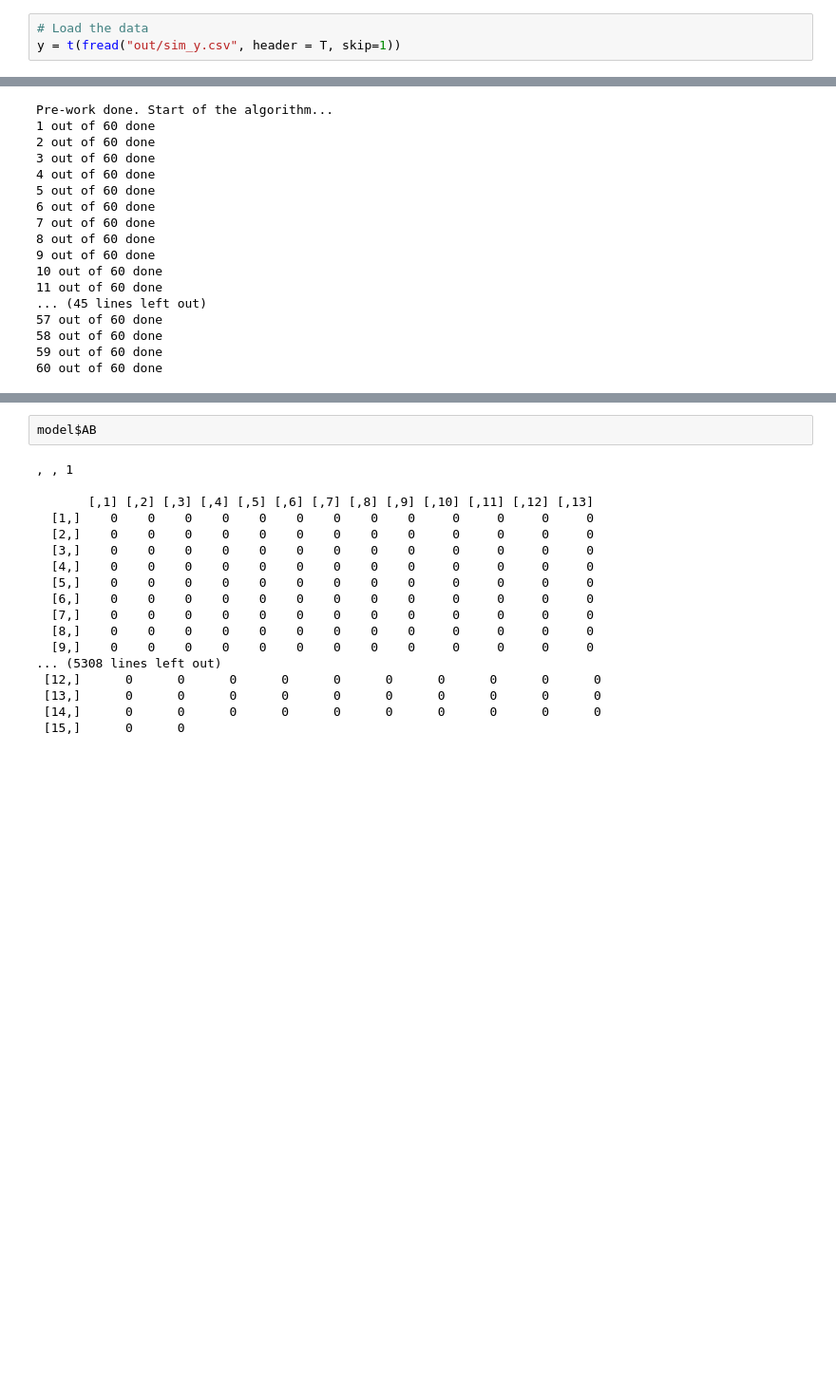
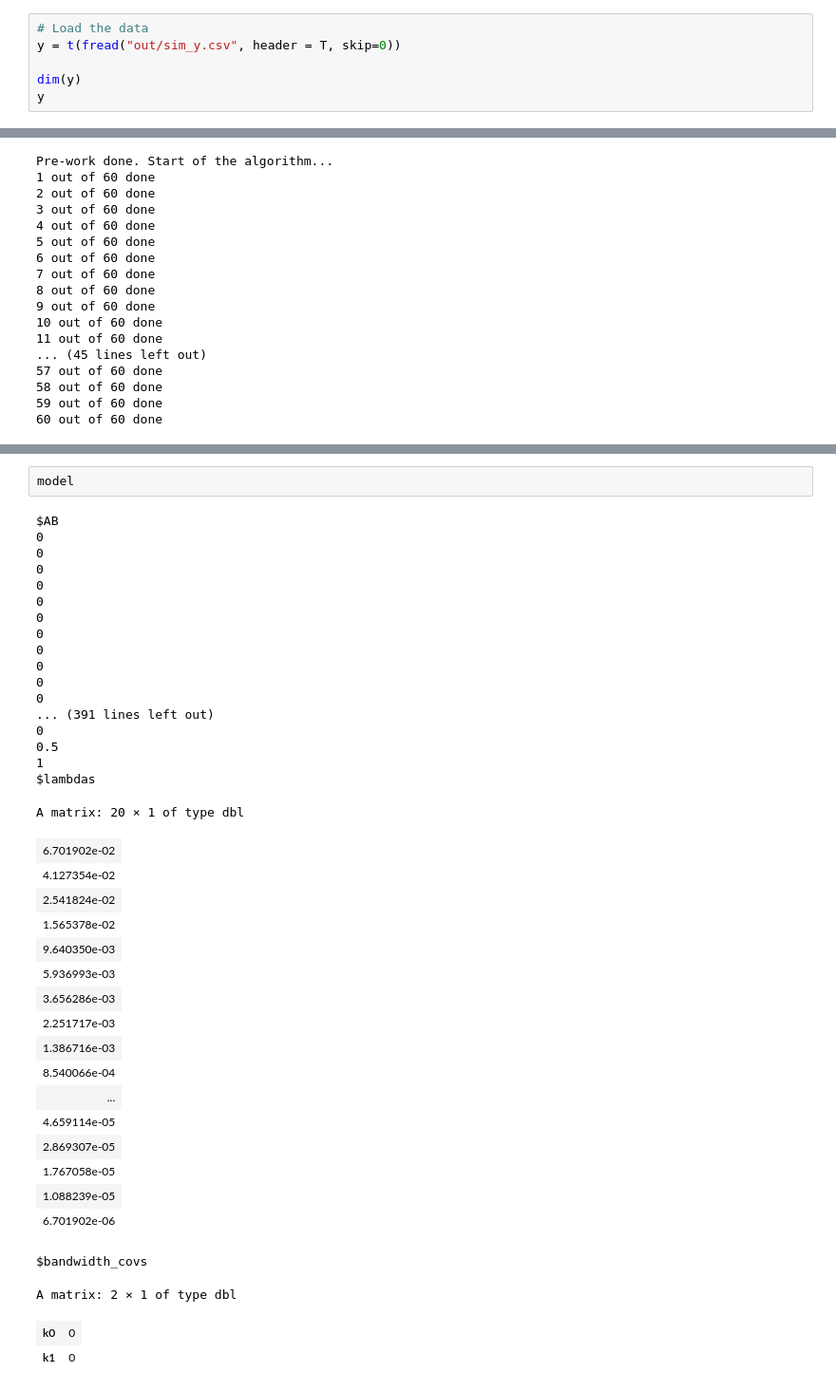
Before and after one commit to jaccobroere/vu-msc-thesis, a Jupyter notebook: src/r_playground.ipynb, the cells around one changed output, grey strips where cells are left out. Shown at 95% size. Drawn from its saved outputs; the diff is of its cells as text; blank space fills up the shorter version.

```diff
--- a/src/r_playground.ipynb
+++ b/src/r_playground.ipynb
@@ -27,3 +26,6 @@ The following object is masked from ‘package:purrr’:
 # %%
 # Load the data
-y = t(fread("out/sim_y.csv", header = T, skip=1))
+y = t(fread("out/sim_y.csv", header = T, skip=0))
+
+dim(y)
+y
@@ -70,20 +82,41 @@ Pre-work done. Start of the algorithm...
 # %%
-model$AB
+model
 # %% [output]
-, , 1
-
-       [,1] [,2] [,3] [,4] [,5] [,6] [,7] [,8] [,9] [,10] [,11] [,12] [,13]
-  [1,]    0    0    0    0    0    0    0    0    0     0     0     0     0
-  [2,]    0    0    0    0    0    0    0    0    0     0     0     0     0
-  [3,]    0    0    0    0    0    0    0    0    0     0     0     0     0
-  [4,]    0    0    0    0    0    0    0    0    0     0     0     0     0
-  [5,]    0    0    0    0    0    0    0    0    0     0     0     0     0
-  [6,]    0    0    0    0    0    0    0    0    0     0     0     0     0
-  [7,]    0    0    0    0    0    0    0    0    0     0     0     0     0
-  [8,]    0    0    0    0    0    0    0    0    0     0     0     0     0
-  [9,]    0    0    0    0    0    0    0    0    0     0     0     0     0
-... (5308 lines left out)
- [12,]      0      0      0      0      0      0      0      0      0      0
- [13,]      0      0      0      0      0      0      0      0      0      0
- [14,]      0      0      0      0      0      0      0      0      0      0
- [15,]      0      0
+$AB
+0
+0
+0
+0
+0
+0
+0
+0
+0
+0
+0
+... (391 lines left out)
+0
+0.5
+1
+$lambdas
+A matrix: 20 × 1 of type dbl
+| 6.701902e-02 |
+| 4.127354e-02 |
+| 2.541824e-02 |
+| 1.565378e-02 |
+| 9.640350e-03 |
+| 5.936993e-03 |
+| 3.656286e-03 |
+| 2.251717e-03 |
+| 1.386716e-03 |
+| 8.540066e-04 |
+| ... |
+| 4.659114e-05 |
+| 2.869307e-05 |
+| 1.767058e-05 |
+| 1.088239e-05 |
+| 6.701902e-06 |
+$bandwidth_covs
+A matrix: 2 × 1 of type dbl
+| k0 | 0 |
+| k1 | 0 |
```
Also changed, not shown: parts of 6 cells of this notebook, 5 other files.
